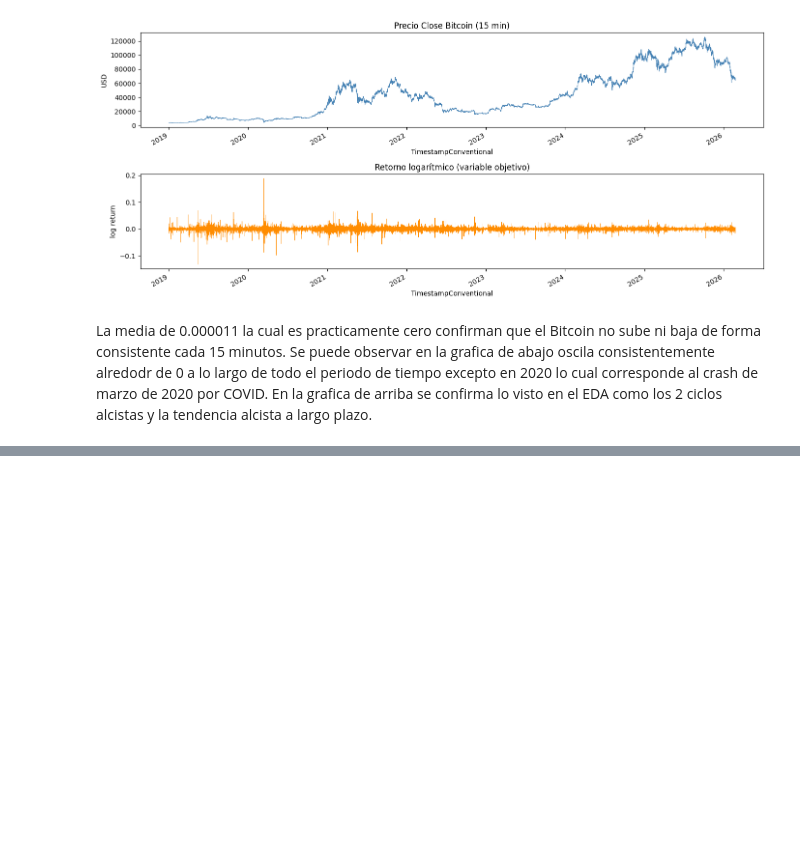
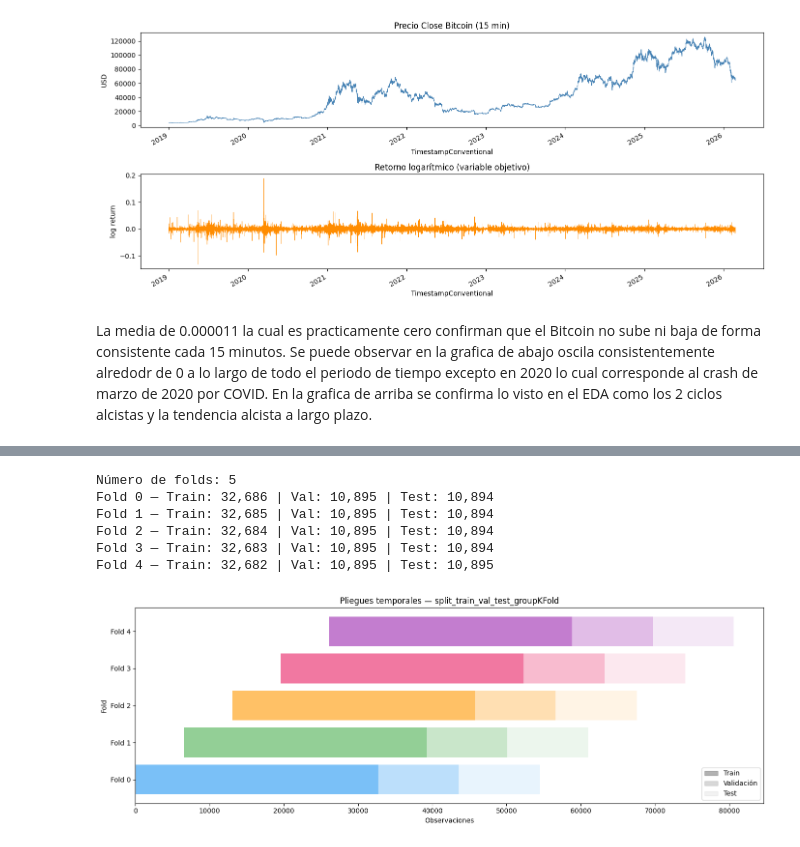
Before and after one commit to T1fff/Proyecto-Investigacion-Bitcoin, a Jupyter notebook: BPP.ipynb, the cells around one changed output, grey strips where cells are left out. Drawn from its saved outputs; the diff is of its cells as text; code cells hidden in the pictures; blank space fills up the shorter version.

```diff
--- a/BPP.ipynb
+++ b/BPP.ipynb
@@ -159,0 +121,63 @@ A continuación, optimizaremos los hiperparametros usando Grid Search, Random Se
+# %%
+timeSeries = log_return.values.reshape(-1, 1)
+
+X, y, Xcv, ycv, Xtest, ytest = split_train_val_test_groupKFold(
+    timeSeries,
+    numInputs=N_LAGS,
+    numOutputs=N_STEPS,
+    numJumps=N_JUMP
+)
+
+print(f'Número de folds: {len(X)}')
+for fold in range(len(X)):
+    print(f'Fold {fold} — Train: {X[fold].shape[0]:,} | '
+          f'Val: {Xcv[fold].shape[0]:,} | '
+          f'Test: {Xtest[fold].shape[0]:,}')
+# %% [output]
+Número de folds: 5
+Fold 0 — Train: 32,686 | Val: 10,895 | Test: 10,894
+Fold 1 — Train: 32,685 | Val: 10,895 | Test: 10,894
+Fold 2 — Train: 32,684 | Val: 10,895 | Test: 10,894
+Fold 3 — Train: 32,683 | Val: 10,895 | Test: 10,894
+Fold 4 — Train: 32,682 | Val: 10,895 | Test: 10,895
+# %%
+# Visualización de los pliegues
+fig, ax = plt.subplots(figsize=(14, 5))
+
+n_total = len(log_return)
+colores = ['#2196F3', '#4CAF50', '#FF9800', '#E91E63', '#9C27B0']
+
+for fold in range(len(X)):
+    n_train = X[fold].shape[0]
+    n_val   = Xcv[fold].shape[0]
+    n_test  = Xtest[fold].shape[0]
+
+    # Posición aproximada en la serie completa
+    start_train = fold * (n_train // len(X))
+    end_train   = start_train + n_train
+    end_val     = end_train + n_val
+    end_test    = end_val + n_test
+
+    y_pos = fold
+
+    ax.barh(y_pos, n_train, left=start_train,
+            color=colores[fold], alpha=0.6, label=f'Fold {fold} Train')
+    ax.barh(y_pos, n_val, left=end_train,
+            color=colores[fold], alpha=0.3)
+    ax.barh(y_pos, n_test, left=end_val,
+            color=colores[fold], alpha=0.1)
+
+train_patch = mpatches.Patch(color='gray', alpha=0.6, label='Train')
+val_patch   = mpatches.Patch(color='gray', alpha=0.3, label='Validación')
+test_patch  = mpatches.Patch(color='gray', alpha=0.1, label='Test')
+
+ax.legend(handles=[train_patch, val_patch, test_patch], loc='lower right')
+ax.set_xlabel('Observaciones')
+ax.set_ylabel('Fold')
+ax.set_title('Pliegues temporales — split_train_val_test_groupKFold')
+ax.set_yticks(range(len(X)))
+ax.set_yticklabels([f'Fold {i}' for i in range(len(X))])
+plt.tight_layout()
+plt.show()
+# %% [output]
+[figure, added]
```
Also changed, not shown: parts of 27 cells of this notebook, 1 other file.
